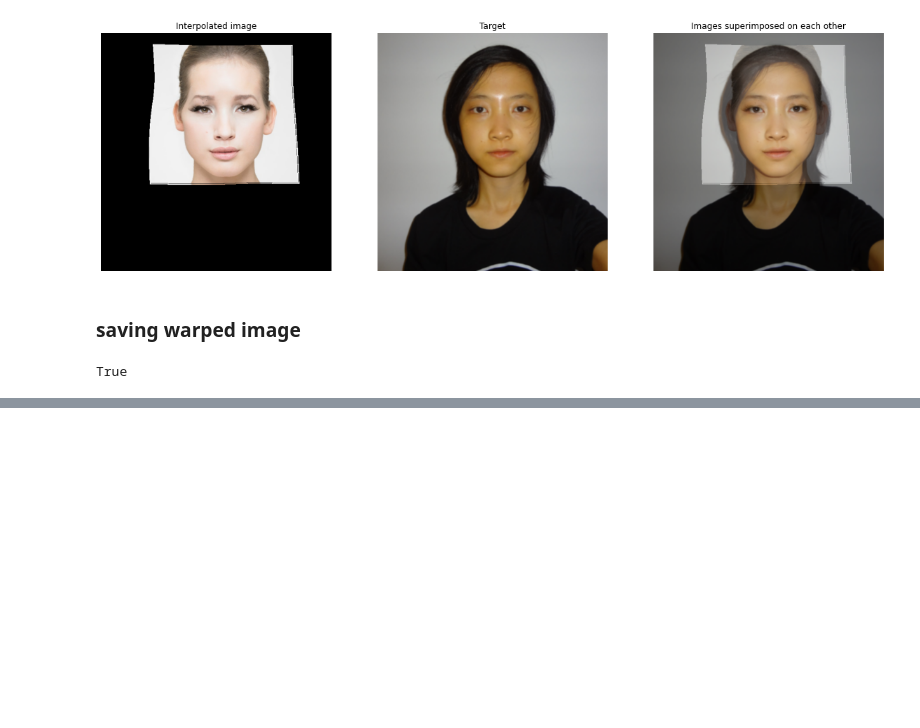
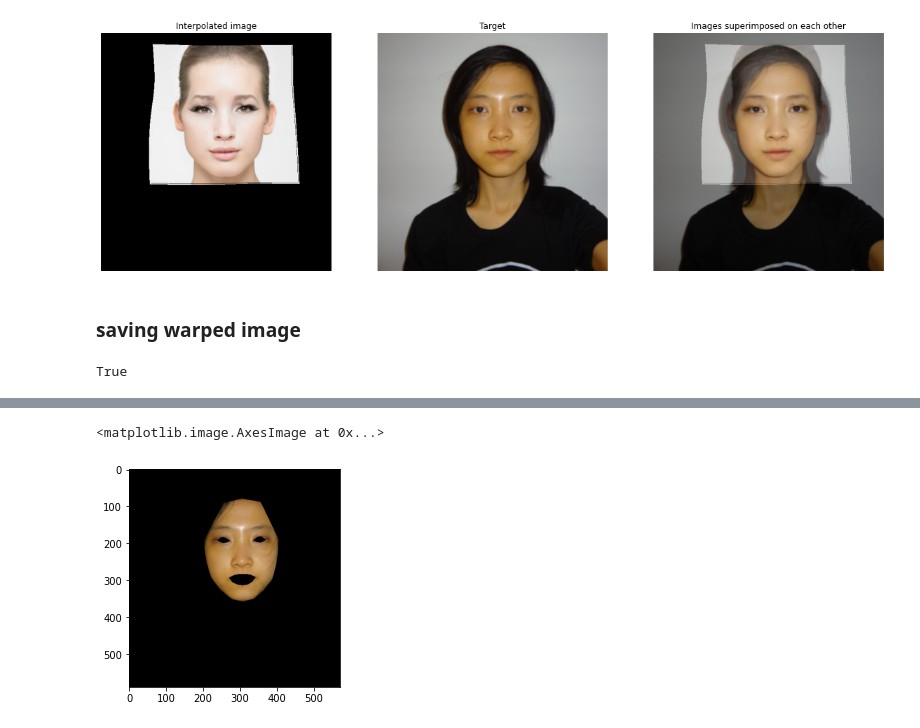
Before and after one commit to shaunak-badani/Digital-Makeup-Face-Generation, a Jupyter notebook: src/Digital Makeup Face Generation.ipynb, the cells around one changed output, grey strips where cells are left out. Cells and saved outputs as stored; diff of their text form; code cells hidden in the pictures; blank space fills up the shorter version.

```diff
--- a/src/Digital Makeup Face Generation.ipynb
+++ b/src/Digital Makeup Face Generation.ipynb
@@ -322,0 +410,7 @@ True
+# %%
+output2 = face_extraction(tar_w_lip,points2)
+
+plt.imshow(output2)
+# %% [output]
+<matplotlib.image.AxesImage at 0x...>
+[figure, added]
```
Also changed, not shown: parts of 24 cells of this notebook.
